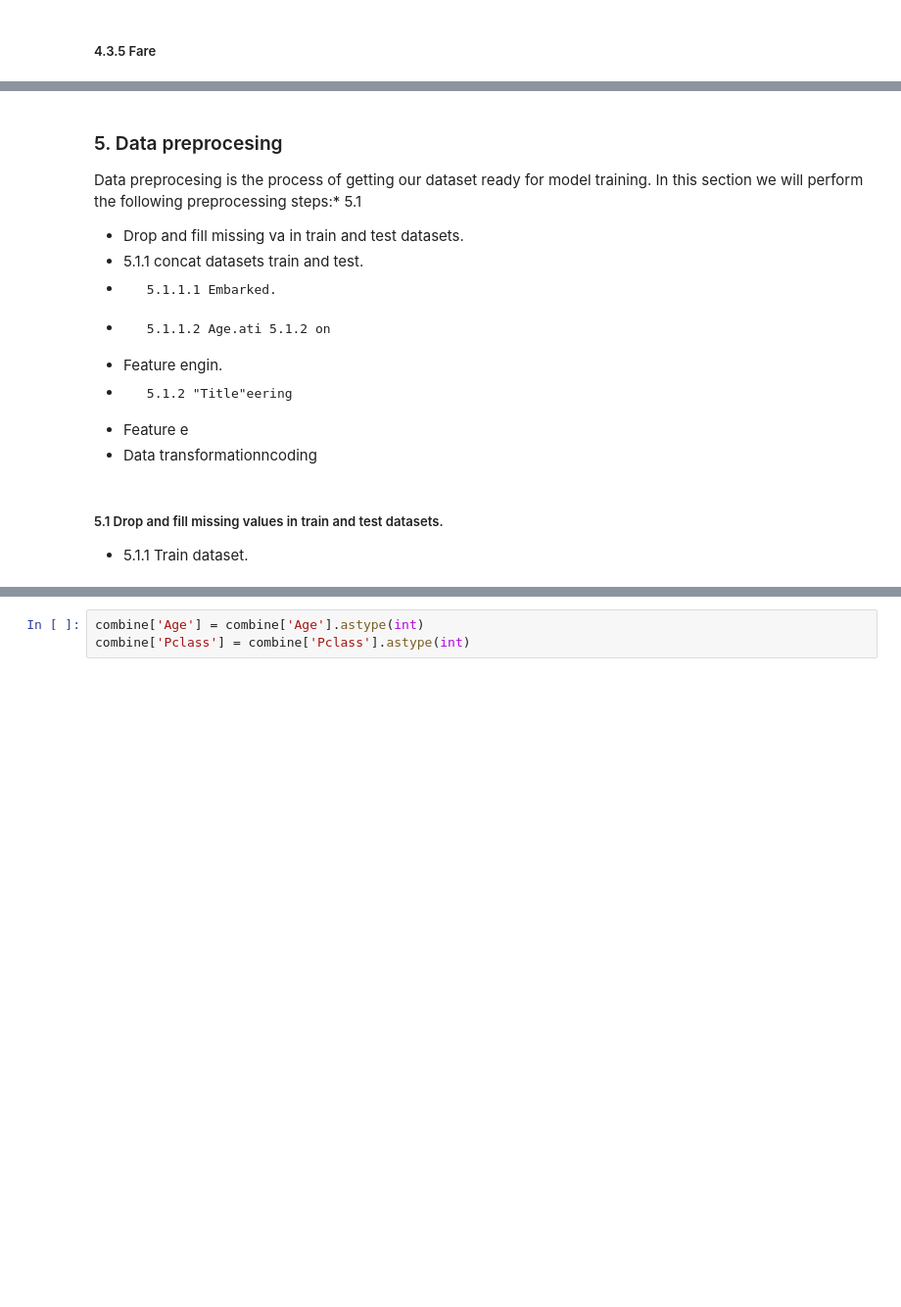
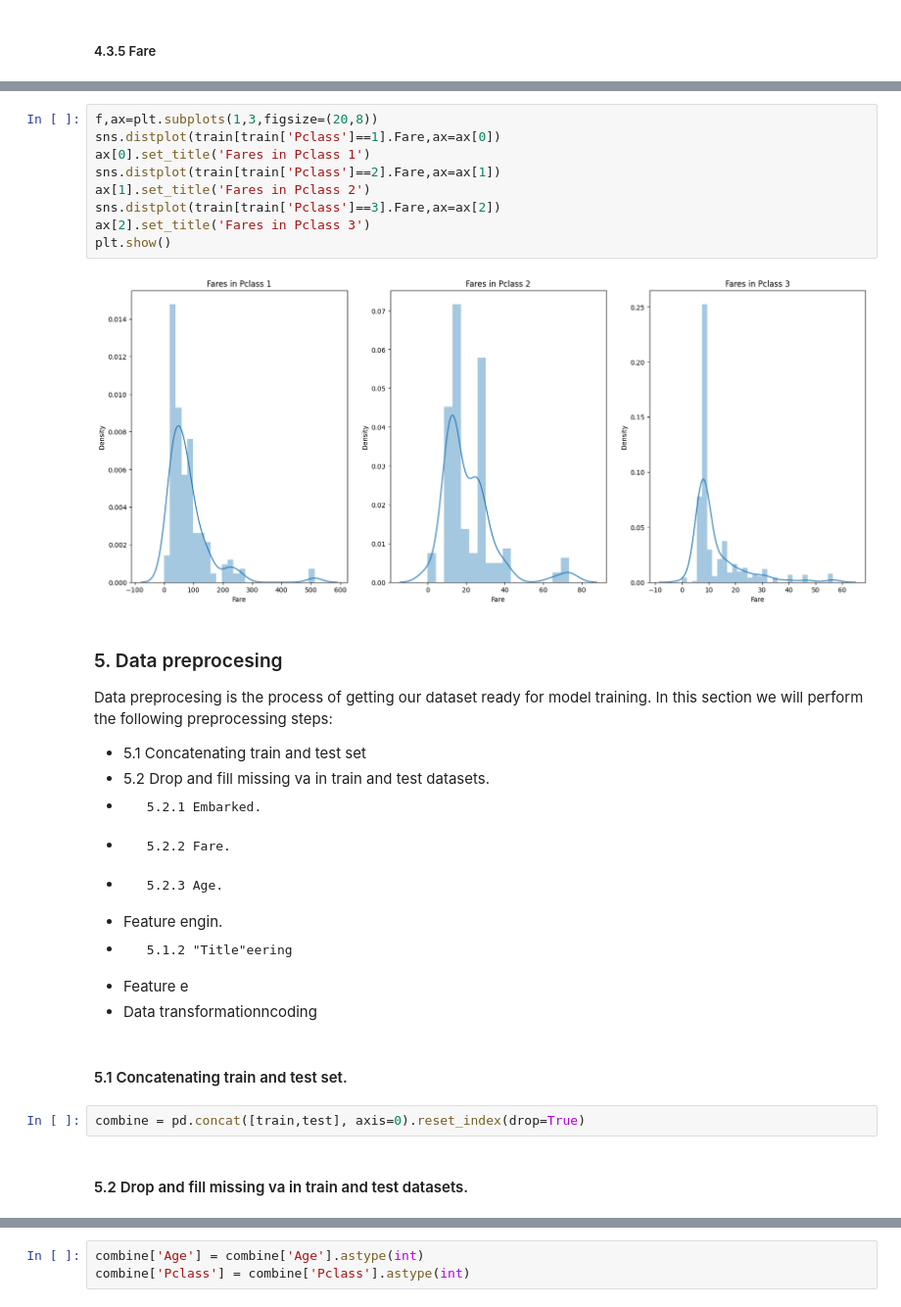
Before and after one commit to Fabiqula/Titanic_kaggle, a Jupyter notebook: main.ipynb, the cells around one changed output, grey strips where cells are left out. Shown at 98% size. Drawn from its saved outputs; the diff is of its cells as text; blank space fills up the shorter version.

```diff
--- a/main.ipynb
+++ b/main.ipynb
@@ -235,17 +594,31 @@ plt.legend(loc='best')
+# %%
+f,ax=plt.subplots(1,3,figsize=(20,8))
+sns.distplot(train[train['Pclass']==1].Fare,ax=ax[0])
+ax[0].set_title('Fares in Pclass 1')
+sns.distplot(train[train['Pclass']==2].Fare,ax=ax[1])
+ax[1].set_title('Fares in Pclass 2')
+sns.distplot(train[train['Pclass']==3].Fare,ax=ax[2])
+ax[2].set_title('Fares in Pclass 3')
+plt.show()
+# %% [output]
+[figure, added]
 # %% [markdown]
 ### 5. Data preprocesing
 Data preprocesing is the process of getting our dataset ready for model training.
-In this section we will perform the following preprocessing steps:* 5.1
-
-* Drop and fill missing va in train and test datasets.
-*  5.1.1 concat datasets train and test.
-*      5.1.1.1 Embarked.
-*      5.1.1.2 Age.ati 5.1.2 on
+In this section we will perform the following preprocessing steps:
+* 5.1 Concatenating train and test set
+* 5.2 Drop and fill missing va in train and test datasets.
+*      5.2.1 Embarked.
+*      5.2.2 Fare.
+*      5.2.3 Age.
 * Feature engin.
 *      5.1.2 "Title"eering
 * Feature e
 * Data transformationncoding
 # %% [markdown]
-##### 5.1 Drop and fill missing values in train and test datasets.
-*  5.1.1 Train dataset.
+#### 5.1 Concatenating train and test set.
+# %%
+combine = pd.concat([train,test], axis=0).reset_index(drop=True)
+# %% [markdown]
+#### 5.2 Drop and fill missing va in train and test datasets.
 # %% [markdown]
```
Also changed, not shown: parts of 205 cells of this notebook.
